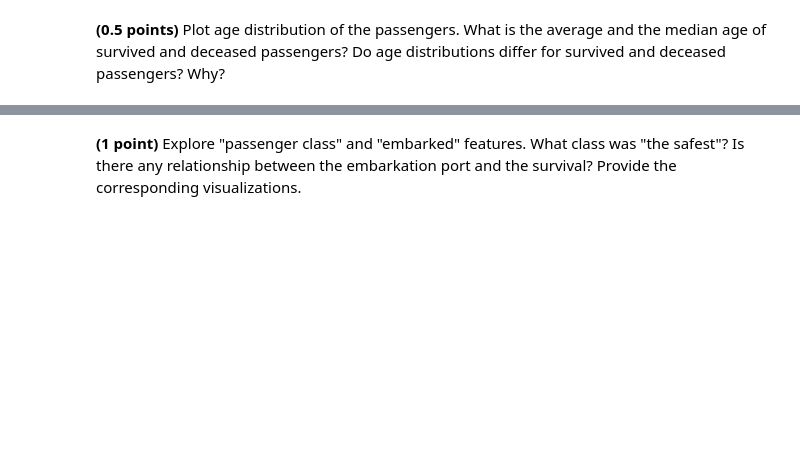
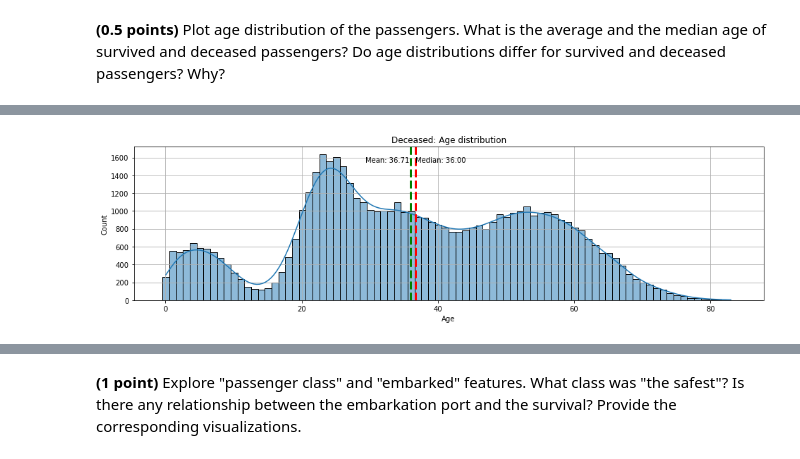
Before and after one commit to aslmyura/ml-python, a Jupyter notebook: 5_classification_linear_knn/hw_classification.ipynb, the cells around one changed output, grey strips where cells are left out. Cells and saved outputs as stored; diff of their text form; code cells hidden in the pictures; blank space fills up the shorter version.

```diff
--- a/5_classification_linear_knn/hw_classification.ipynb
+++ b/5_classification_linear_knn/hw_classification.ipynb
@@ -782,0 +908,13 @@ data.head()
+# %%
+plt.figure(figsize=(16,4))
+sns.histplot(data.loc[data.Survived==0,:], x="Age", discrete=True, kde=True )
+plt.axvline(age_deceased_mean, color='r', linestyle='dashed', linewidth=3)
+plt.axvline(age_deceased_median, color='g', linestyle='dashed', linewidth=3)
+plt.title(f"Deceased: Age distribution")
+
+min_ylim, max_ylim = plt.ylim()
+plt.text(age_deceased_mean*0.8, max_ylim*0.9,'Mean: {:.2f}'.format(age_deceased_mean))
+plt.text(age_deceased_median*1.02, max_ylim*0.9,'Median: {:.2f}'.format(age_deceased_median))
+plt.grid()
+# %% [output]
+[figure, added]
```
Also changed, not shown: parts of 79 cells of this notebook.
